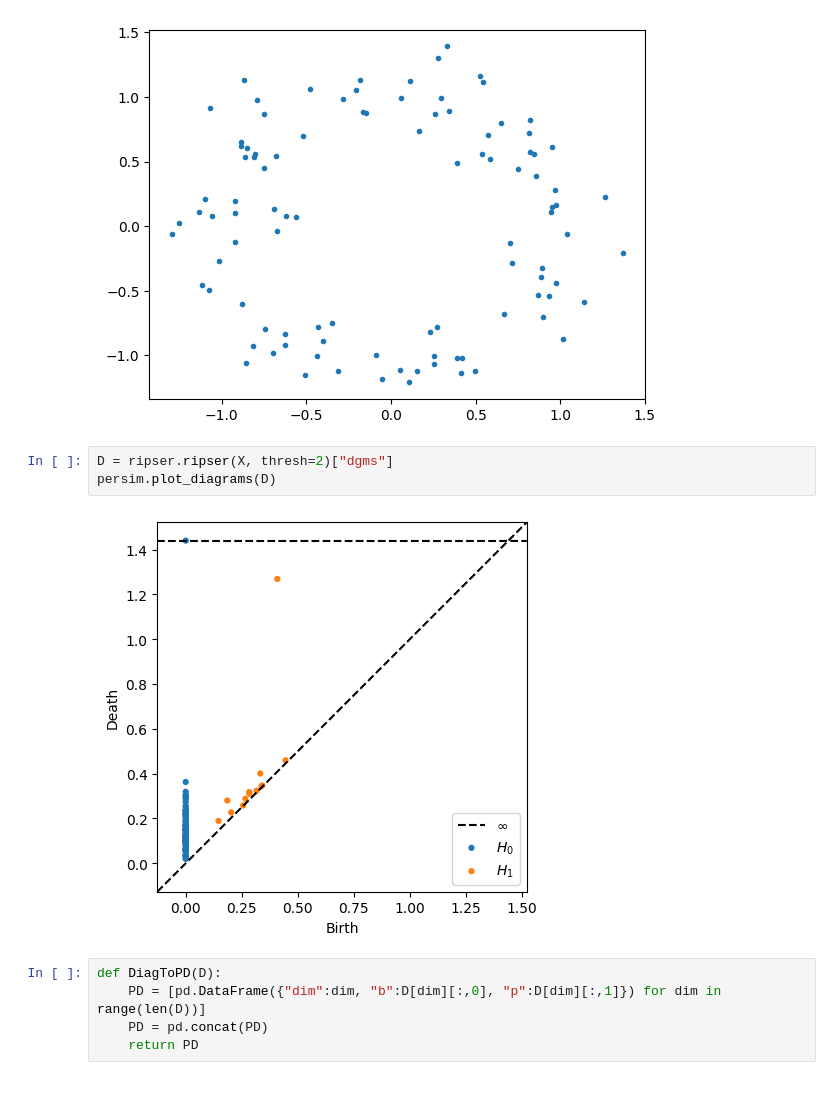
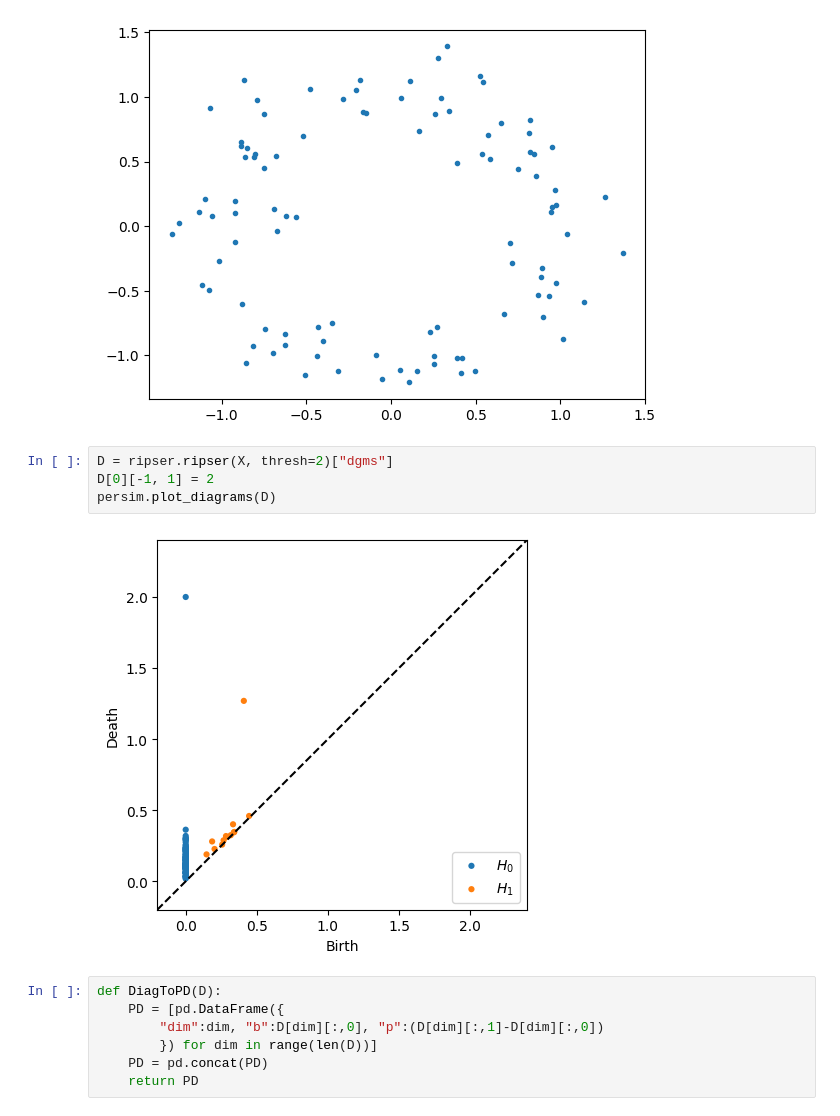
Before and after one commit to ALuchinsky/vpb_python, a Jupyter notebook: python/VPB.ipynb, the cells around one changed output. Cells and saved outputs as stored; diff of their text form.

```diff
--- a/python/VPB.ipynb
+++ b/python/VPB.ipynb
@@ -13,12 +13,15 @@ plt.plot(X[:,0], X[:,1], ".")
 [figure]
 # %%
 D = ripser.ripser(X, thresh=2)["dgms"]
+D[0][-1, 1] = 2
 persim.plot_diagrams(D)
 # %% [output]
-[figure, old version]
+[figure, new version]
 # %%
 def DiagToPD(D):
-    PD = [pd.DataFrame({"dim":dim, "b":D[dim][:,0], "p":D[dim][:,1]}) for dim in range(len(D))]
+    PD = [pd.DataFrame({
+        "dim":dim, "b":D[dim][:,0], "p":(D[dim][:,1]-D[dim][:,0])
+        }) for dim in range(len(D))]
     PD = pd.concat(PD)
     return PD
 # %%
```
Also changed, not shown: parts of 4 cells of this notebook.
